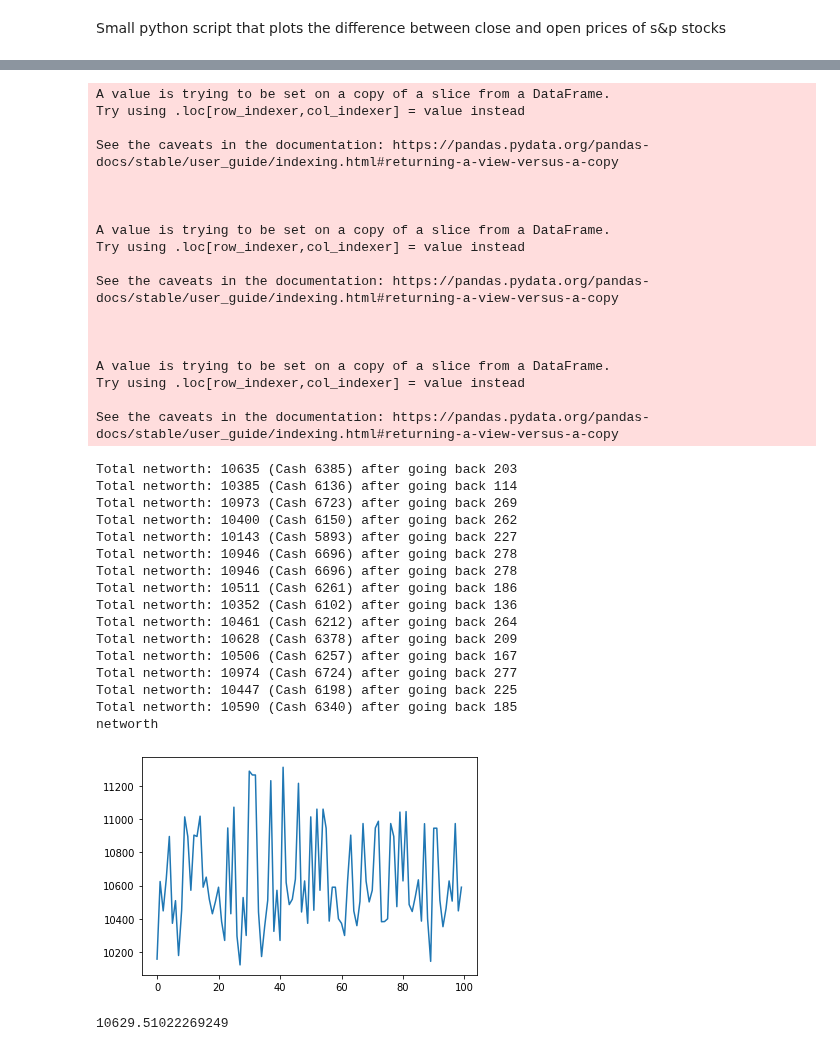
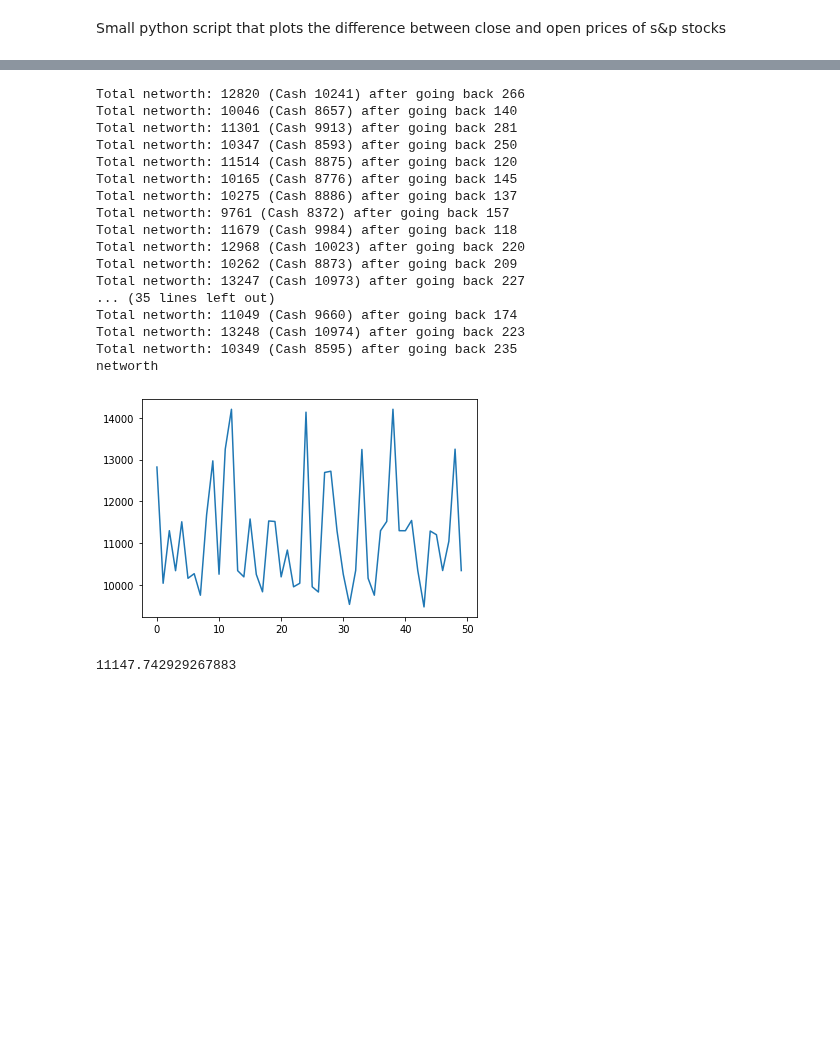
Before and after one commit to MuralidharB/tft-stocks, a Jupyter notebook: close_open.ipynb, the cells around one changed output, grey strips where cells are left out. Drawn from its saved outputs; the diff is of its cells as text; code cells hidden in the pictures; blank space fills up the shorter version.

```diff
--- a/close_open.ipynb
+++ b/close_open.ipynb
@@ -166,6 +135,10 @@ fig.show()
 # Start date of the investing
 std = pd.DataFrame.from_dict(std)
 std.columns = ['std',]
+
+# Start date of the investing
+mean = pd.DataFrame.from_dict(mean)
+mean.columns = ['mean',]
 
 def getsellbuy(index, portfolio):
   latest = {}
@@ -179,13 +152,12 @@ def getsellbuy(index, portfolio):
   latest_diff = latest_diff.iloc[::-1]
 
   latest_diff['std'] = std['std']
-  latest_diff['buy'] = np.where(((latest_diff['diff'] < 0) & (latest_diff['diff'] < -buy_trigger * std['std'])), True, False)
+  latest_diff['buy'] = np.where(((mean['mean'] > 0) & (latest_diff['diff'] < 0) & (latest_diff['diff'] < -buy_trigger * std['std'])), True, False)
   latest_diff['sell'] = False #np.where((latest_diff['diff'] >= std['std']), True, False)
 
   for s in stocks:
     if s in portfolio:
       t = index - portfolio[s]['date']
-
       avg = sum(portfolio[s]['costs'])/len(portfolio[s]['costs'])
       if avg + sell_trigger * std['std'][s+"_Diff"] <= stocks_ts.loc[index, s+"_Close"]:
         #print(s, avg, portfolio[s]['costs'], std['std'][s+"_Diff"], stocks_ts.loc[index, s+"_Close"])
@@ -260,17 +281,13 @@ def do_one_backtesting(tradingdays_togoback):
 import random
 
 ## Hyper parameters
-buy_trigger = 3    # times standard deviation
+buy_trigger = 2    # times standard deviation
 sell_trigger = 1   # times the avg cost of the security to grow before we sell
 security_age = 15  # number of days to hold the security before we cut the losses
-lockin_gains_factor = 1000 # times the orignal amount to grow before we lockin the gains.
-
-original_balance = 10000
-current_account = original_balance
-portfolio = {}
+lockin_gains_factor = 1.1 # times the orignal amount to grow before we lockin the gains.
 
 nws = []
-for i in range(100):
+for i in range(50):
   tradingdays_togoback = random.randint(100, 300)
   networth, current, pm = do_one_backtesting(tradingdays_togoback)
   print("Total networth: %d (Cash %d) after going back %d" % (networth, current_account, tradingdays_togoback))
@@ -304,39 +315,22 @@ Total networth: 10532 (Cash 6283) after going back 175
-A value is trying to be set on a copy of a slice from a DataFrame.
-Try using .loc[row_indexer,col_indexer] = value instead
-
-See the caveats in the documentation: https://pandas.pydata.org/pandas-docs/stable/user_guide/indexing.html#returning-a-view-versus-a-copy
-
-
-
-A value is trying to be set on a copy of a slice from a DataFrame.
-Try using .loc[row_indexer,col_indexer] = value instead
-
-See the caveats in the documentation: https://pandas.pydata.org/pandas-docs/stable/user_guide/indexing.html#returning-a-view-versus-a-copy
-
-
-
-A value is trying to be set on a copy of a slice from a DataFrame.
-Try using .loc[row_indexer,col_indexer] = value instead
-
-See the caveats in the documentation: https://pandas.pydata.org/pandas-docs/stable/user_guide/indexing.html#returning-a-view-versus-a-copy
+Total networth: 12820 (Cash 10241) after going back 266
+Total networth: 10046 (Cash 8657) after going back 140
+Total networth: 11301 (Cash 9913) after going back 281
+Total networth: 10347 (Cash 8593) after going back 250
+Total networth: 11514 (Cash 8875) after going back 120
+Total networth: 10165 (Cash 8776) after going back 145
+Total networth: 10275 (Cash 8886) after going back 137
+Total networth: 9761 (Cash 8372) after going back 157
+Total networth: 11679 (Cash 9984) after going back 118
+Total networth: 12968 (Cash 10023) after going back 220
+Total networth: 10262 (Cash 8873) after going back 209
+Total networth: 13247 (Cash 10973) after going back 227
+... (35 lines left out)
+Total networth: 11049 (Cash 9660) after going back 174
+Total networth: 13248 (Cash 10974) after going back 223
+Total networth: 10349 (Cash 8595) after going back 235
+networth
+[figure, new version]
-Total networth: 10635 (Cash 6385) after going back 203
-Total networth: 10385 (Cash 6136) after going back 114
-Total networth: 10973 (Cash 6723) after going back 269
-Total networth: 10400 (Cash 6150) after going back 262
-Total networth: 10143 (Cash 5893) after going back 227
-Total networth: 10946 (Cash 6696) after going back 278
-Total networth: 10946 (Cash 6696) after going back 278
-Total networth: 10511 (Cash 6261) after going back 186
-Total networth: 10352 (Cash 6102) after going back 136
-Total networth: 10461 (Cash 6212) after going back 264
-Total networth: 10628 (Cash 6378) after going back 209
-Total networth: 10506 (Cash 6257) after going back 167
-Total networth: 10974 (Cash 6724) after going back 277
-Total networth: 10447 (Cash 6198) after going back 225
-Total networth: 10590 (Cash 6340) after going back 185
-networth
+11147.742929267883
-[figure, old version]
-10629.51022269249
 # %%
 import random
 
```
Also changed, not shown: parts of 10 cells of this notebook.
